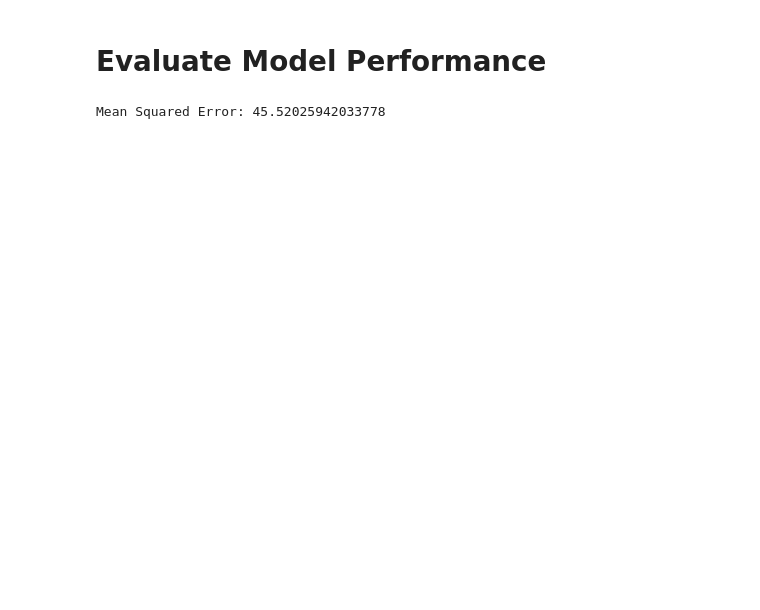
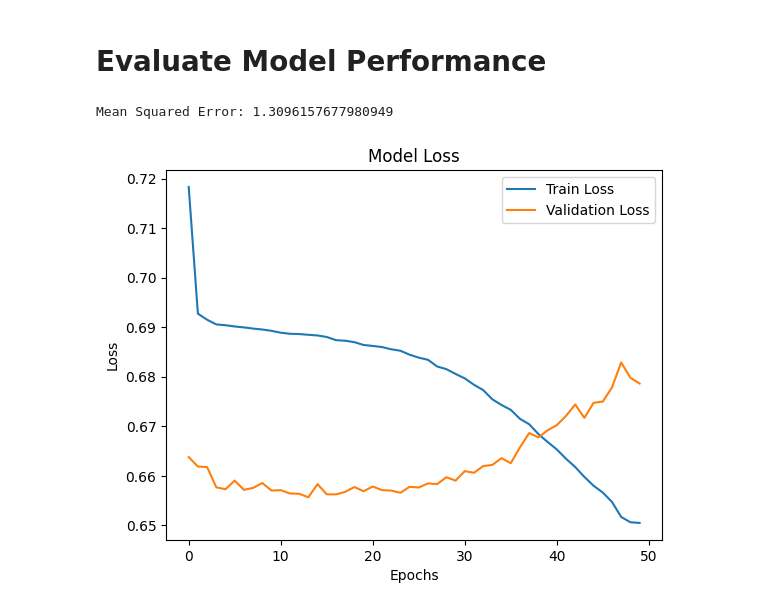
Before and after one commit to YingCG/research-weather-forecast, a Jupyter notebook: lstm_rain_predict.ipynb, the cells around one changed output. Saved outputs shown, nothing was run; the diff lists cells and outputs as text; code cells hidden in the pictures; blank space fills up the shorter version.

```diff
--- a/lstm_rain_predict.ipynb
+++ b/lstm_rain_predict.ipynb
@@ -77,21 +174,28 @@ y = np.array(y)
 # %%
 from sklearn.model_selection import train_test_split
 
-X_train, X_test, y_train, y_test = train_test_split(X, y, test_size=0.2, random_state=42, shuffle=False)
+# Split the data into training and testing sets
+X_train, X_test, y_train, y_test = train_test_split(X_sequences, y_target, test_size=0.2, random_state=42, shuffle=False)
 # %% [markdown]
 # Reshape the data for LSTM model input
 # %%
-X_train = X_train.reshape(X_train.shape[0], X_train.shape[1], 1)
-X_test = X_test.reshape(X_test.shape[0], X_test.shape[1], 1)
+# X_train = X_train.reshape(X_train.shape[0], X_train.shape[1], 1)
+# X_test = X_test.reshape(X_test.shape[0], X_test.shape[1], 1)
 # %% [markdown]
 # Build the LSTM Model
 # %%
 import tensorflow as tf
-from tensorflow.keras.models import Sequential
-from tensorflow.keras.layers import LSTM, Dense
+from tensorflow import keras
+from tensorflow.keras import layers
+from sklearn.metrics import mean_squared_error
+import numpy as np
 
-model = Sequential()
-model.add(LSTM(64, activation='relu', input_shape=(sequence_length, 1)))
-model.add(Dense(1))
+# Define the LSTM model
+model = keras.Sequential([
+    layers.LSTM(units=64, input_shape=(sequence_length, X_sequences.shape[2]), return_sequences=True),
+    layers.LSTM(units=32, return_sequences=False),
+    layers.Dense(units=1)  # Output layer with one neuron for regression
+])
 
+# Compile the model
 model.compile(optimizer='adam', loss='mean_squared_error')
@@ -100,5 +202,6 @@ ModuleNotFoundError: No module named 'tensorflow'
 # %% [markdown]
 # Train the Model
 # %%
-model.fit(X_train, y_train, epochs=10, batch_size=32)
+# Train the model
+history = model.fit(X_train, y_train, epochs=50, batch_size=32, validation_data=(X_test, y_test), verbose=2)
 # %% [output]
@@ -138,7 +233,25 @@ y_test = scaler.inverse_transform(y_test)
 # %%
 from sklearn.metrics import mean_squared_error
 
+# Make predictions
+y_pred = y_pred.reshape(-1)
+
+# Ensure that y_test and y_pred have the same shape
+y_test = y_test[-len(y_pred):].reshape(-1)
+
+# Calculate the Mean Squared Error (MSE) to evaluate the model's performance
 mse = mean_squared_error(y_test, y_pred)
-print(f'Mean Squared Error: {mse}')
+print(f"Mean Squared Error: {mse}")
 # %% [output]
-Mean Squared Error: 45.52025942033778
+Mean Squared Error: 1.3096157677980949
+# %%
+# Plot training history
+plt.plot(history.history['loss'], label='Train Loss')
+plt.plot(history.history['val_loss'], label='Validation Loss')
+plt.title('Model Loss')
+plt.xlabel('Epochs')
+plt.ylabel('Loss')
+plt.legend()
+plt.show()
+# %% [output]
+[figure, added]
```
Also changed, not shown: parts of 13 cells of this notebook, 2 other files.
